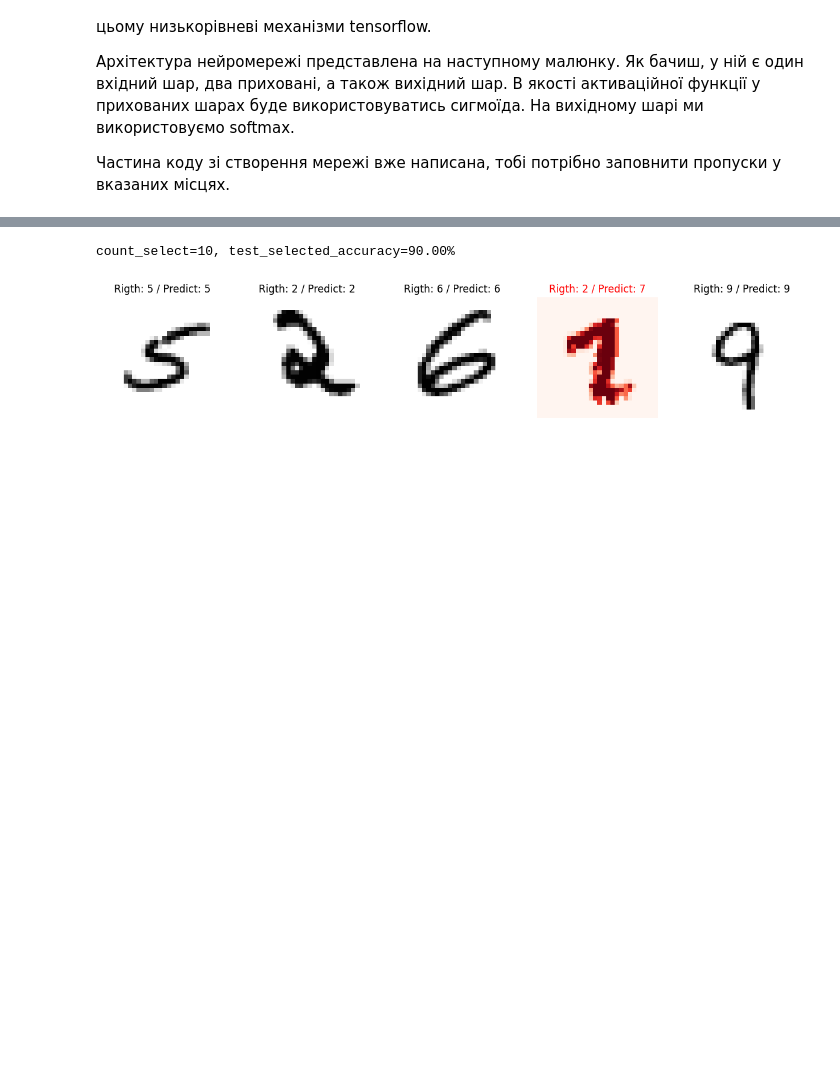
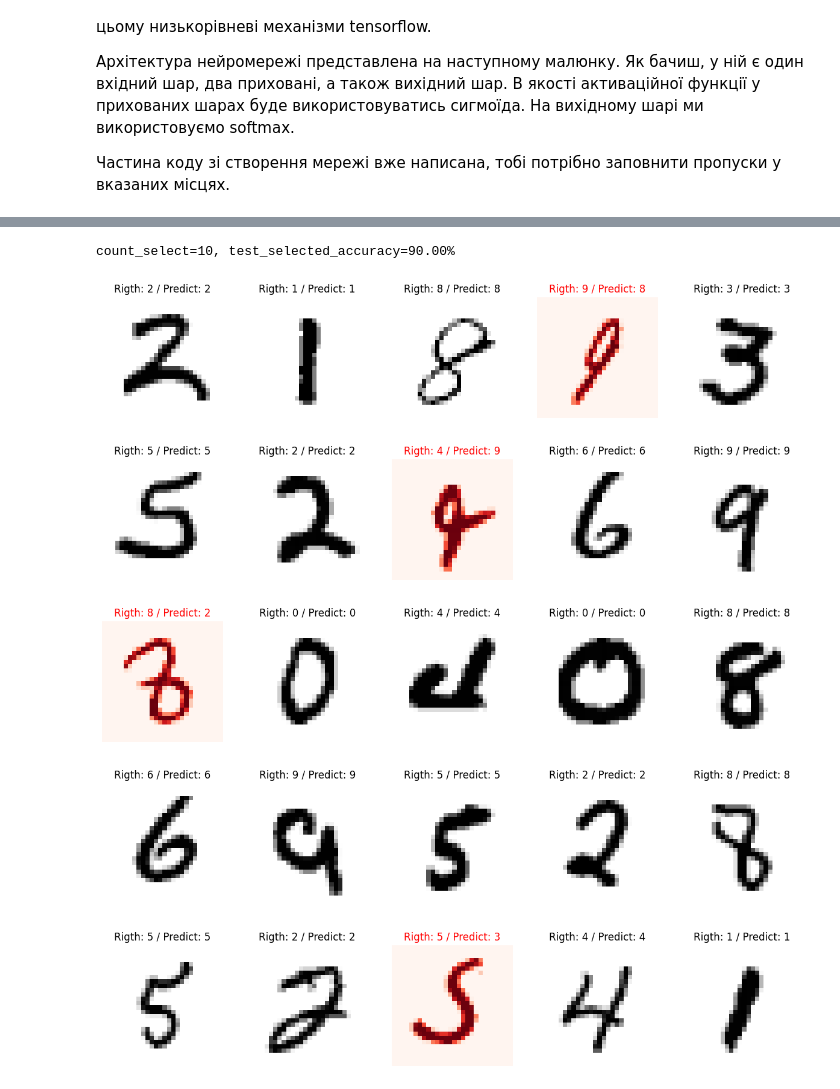
Before and after one commit to tarsweb-Python-GOIT/DS-HW, a Jupyter notebook: HW-08.ipynb, the cells around one changed output, grey strips where cells are left out. Cells and saved outputs as stored; diff of their text form; code cells hidden in the pictures; blank space fills up the shorter version.

```diff
--- a/HW-08.ipynb
+++ b/HW-08.ipynb
@@ -254,32 +254,40 @@ Accuracy test = 90.43%
 # %%
 # Протестуйте навчену нейромережу на 10 зображеннях. З тестової вибірки візьміть 5
 # випадкових зображень і передайте їх у нейронну мережу.
 # Виведіть зображення та випишіть  поруч відповідь нейромережі.
 
 # Місце для вашого коду
 count_select = 10
 test_pred_secected = neural_net(x_test[:count_select])
 test_selected_accuracy = accuracy(test_pred_secected, y_test[:count_select]).numpy()
 print(f"{count_select=}, {test_selected_accuracy=:.2%}")
 
 count_random = 5
-random_in_test = np.random.randint(0, len(x_test), count_random)
-x_random = x_test[random_in_test]
-y_random = y_test[random_in_test]
 
-random_predict = neural_net(x_random)
+for _ in range(5): # повторимо 5 разів
+    random_in_test = np.random.randint(0, len(x_test), count_random)
+    x_random = x_test[random_in_test]
+    y_random = y_test[random_in_test]
 
-fig = plt.figure(figsize=(15,6))
-for idx, i in enumerate(np.argmax(random_predict, axis=1)):
-    value_correct = y_random[idx] == i
-    plt.subplot(1, count_random, idx + 1)
-    plt.imshow(x_random[idx].reshape(28, 28), cmap = 'gray_r' if value_correct else 'Reds')
-    plt.title(f'Rigth: {y_random[idx]} / Predict: {i}', color = 'black' if value_correct else 'r' )
-    plt.axis("off")
-plt.show()
+    random_predict = neural_net(x_random)
+
+    img_size = int(x_test.shape[1]**(1/2))
+
+    fig = plt.figure(figsize=(15,6))
+    for idx, i in enumerate(np.argmax(random_predict, axis=1)):
+        value_correct = y_random[idx] == i
+        plt.subplot(1, count_random, idx + 1)
+        plt.imshow(x_random[idx].reshape(img_size, img_size), cmap = 'gray_r' if value_correct else 'Reds')
+        plt.title(f'Rigth: {y_random[idx]} / Predict: {i}', color = 'black' if value_correct else 'r' )
+        plt.axis("off")
+    plt.show()
 # %% [output]
 count_select=10, test_selected_accuracy=90.00%
-[figure, old version]
+[figure, new version]
+[figure, added]
+[figure, added]
+[figure, added]
+[figure, added]
 # %%
 # Зробіть висновок про те, чи помиляється твоя нейронна мережа, і якщо так, то як часто?
 conf_matrix = confusion_matrix(y_test, test_pred_values)
```
Also changed, not shown: parts of 12 cells of this notebook.
